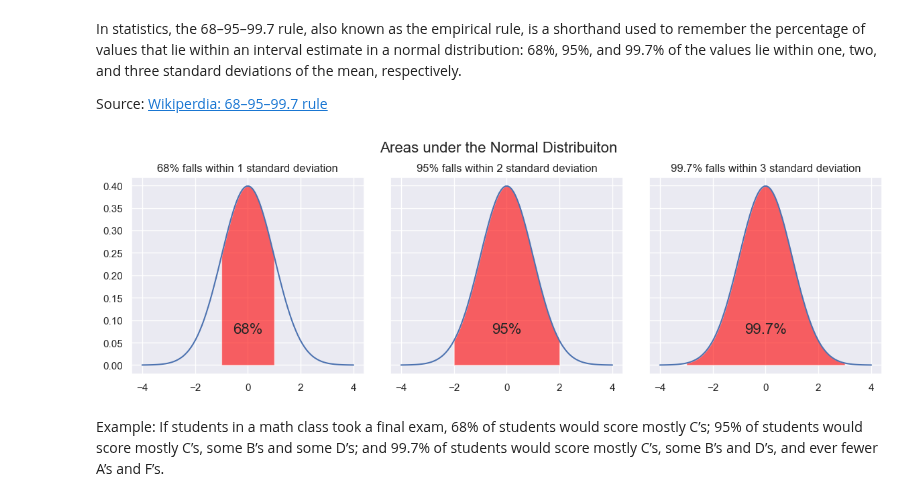
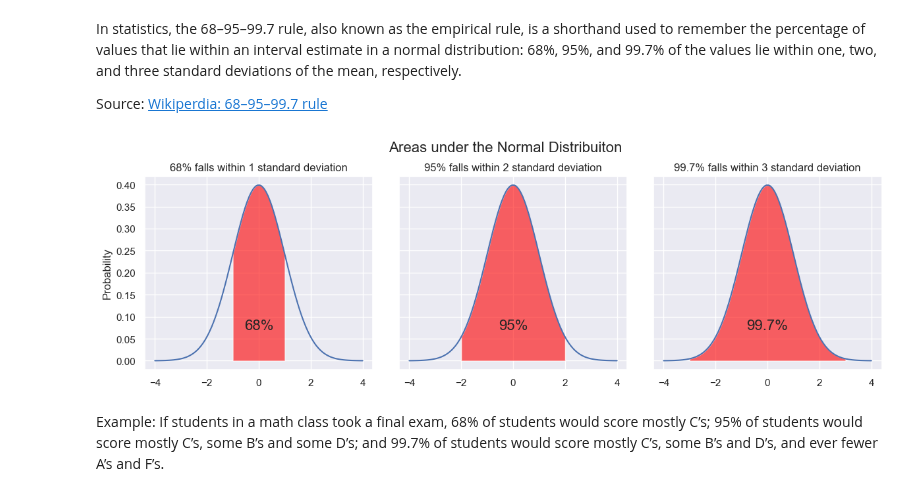
Before and after one commit to ShaneOG2/fund-data-analysis-assessment, a Jupyter notebook: Practicals/Normal Distribution Notebook.ipynb, the cells around one changed output. Saved outputs shown, nothing was run; the diff lists cells and outputs as text; code cells hidden in the pictures.

```diff
--- a/Practicals/Normal Distribution Notebook.ipynb
+++ b/Practicals/Normal Distribution Notebook.ipynb
@@ -262,34 +264,36 @@ fig.tight_layout()
 
 mu = 0
 sigma = 1
 
 x = np.linspace(-4.0, 4.0, 100)
 y = ss.norm.pdf(x, mu, sigma)
 sd1x = np.linspace(-1.0, 1.0, 100)
 sd1y = ss.norm.pdf(sd1x, mu, sigma)
+
+ax1.set_ylabel('Probability')
 
 ax1.fill_between(sd1x, 0, sd1y, facecolor="red", alpha=0.6)
 ax1.text(0.0, 0.08, "68%", fontsize = "16", horizontalalignment='center', verticalalignment='center')
 ax1.title.set_text('68% falls within 1 standard deviation')
 ax1.plot(x, y)
 
 sd2x = np.linspace(-2.0, 2.0, 100)
 sd2y = ss.norm.pdf(sd2x, mu, sigma)
 
 ax2.fill_between(sd2x, 0, sd2y, facecolor="red", alpha=0.6)
 ax2.text(0.0, 0.08, "95%", fontsize = "16", horizontalalignment='center', verticalalignment='center')
 ax2.title.set_text('95% falls within 2 standard deviation')
 ax2.plot(x, y)
 
 sd3x = np.linspace(-3.0, 3.0, 100)
 sd3y = ss.norm.pdf(sd3x, mu, sigma)
 
 ax3.fill_between(sd3x, 0, sd3y, facecolor="red", alpha=0.6)
 ax3.text(0.0, 0.08, "99.7%", fontsize = "16", horizontalalignment='center', verticalalignment='center')
 ax3.title.set_text('99.7% falls within 3 standard deviation')
 ax3.plot(x, y);
 # %% [output]
-[figure, old version]
+[figure, new version]
 # %% [markdown]
 Example: If students in a math class took a final exam, 68% of students would score mostly C’s; 95% of students would score mostly C’s, some B’s and some D’s; and 99.7% of students would score mostly C’s, some B’s and D’s, and ever fewer A’s and F’s.
 # %% [markdown]
```
Also changed, not shown: parts of 42 cells of this notebook.
